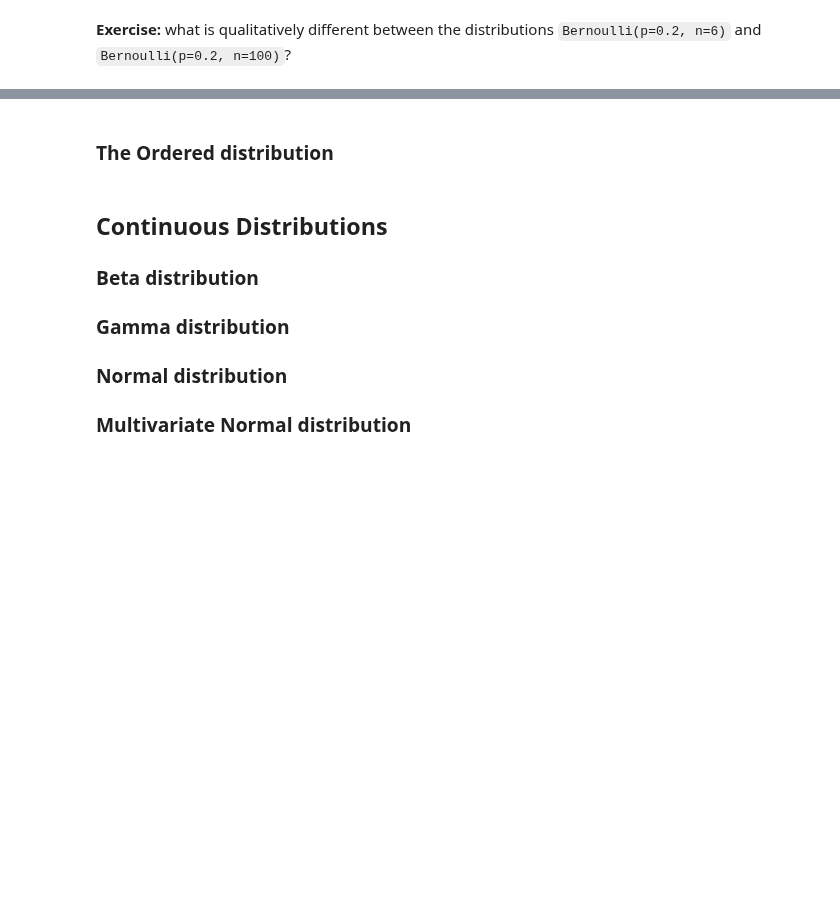
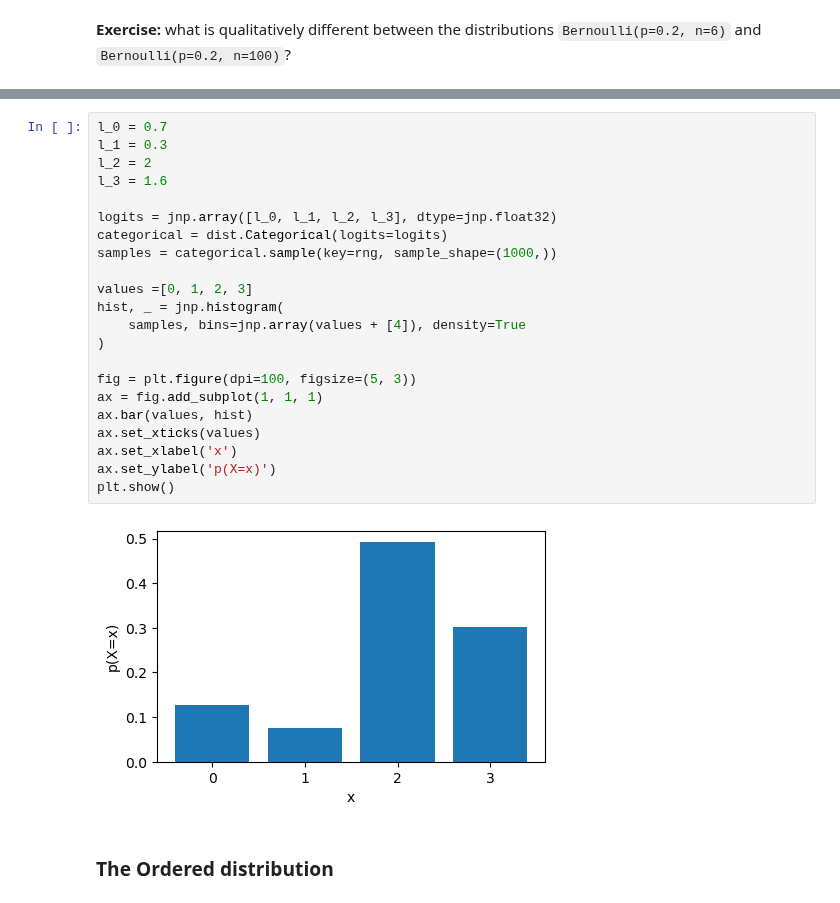
Before and after one commit to elizavetasemenova/prob-epi, a Jupyter notebook: 04_probability_distributions.ipynb, the cells around one changed output, grey strips where cells are left out. Saved outputs shown, nothing was run; the diff lists cells and outputs as text; blank space fills up the shorter version.

```diff
--- a/04_probability_distributions.ipynb
+++ b/04_probability_distributions.ipynb
@@ -288,12 +328,26 @@ binomial_vis(rng, p=0.2, n=100, x_ticks=False)
+# %%
+l_0 = 0.7
+l_1 = 0.3
+l_2 = 2
+l_3 = 1.6
+
+logits = jnp.array([l_0, l_1, l_2, l_3], dtype=jnp.float32)
+categorical = dist.Categorical(logits=logits)
+samples = categorical.sample(key=rng, sample_shape=(1000,))
+
+values =[0, 1, 2, 3]
+hist, _ = jnp.histogram(
+    samples, bins=jnp.array(values + [4]), density=True
+)
+
+fig = plt.figure(dpi=100, figsize=(5, 3))
+ax = fig.add_subplot(1, 1, 1)
+ax.bar(values, hist)
+ax.set_xticks(values)
+ax.set_xlabel('x')
+ax.set_ylabel('p(X=x)')
+plt.show()
+# %% [output]
+[figure, added]
 # %% [markdown]
 ### The Ordered distribution
-# %% [markdown]
-## Continuous Distributions
-
-### Beta distribution
-
-### Gamma distribution
-
-### Normal distribution
-
-### Multivariate Normal distribution
```
Also changed, not shown: parts of 35 cells of this notebook.
